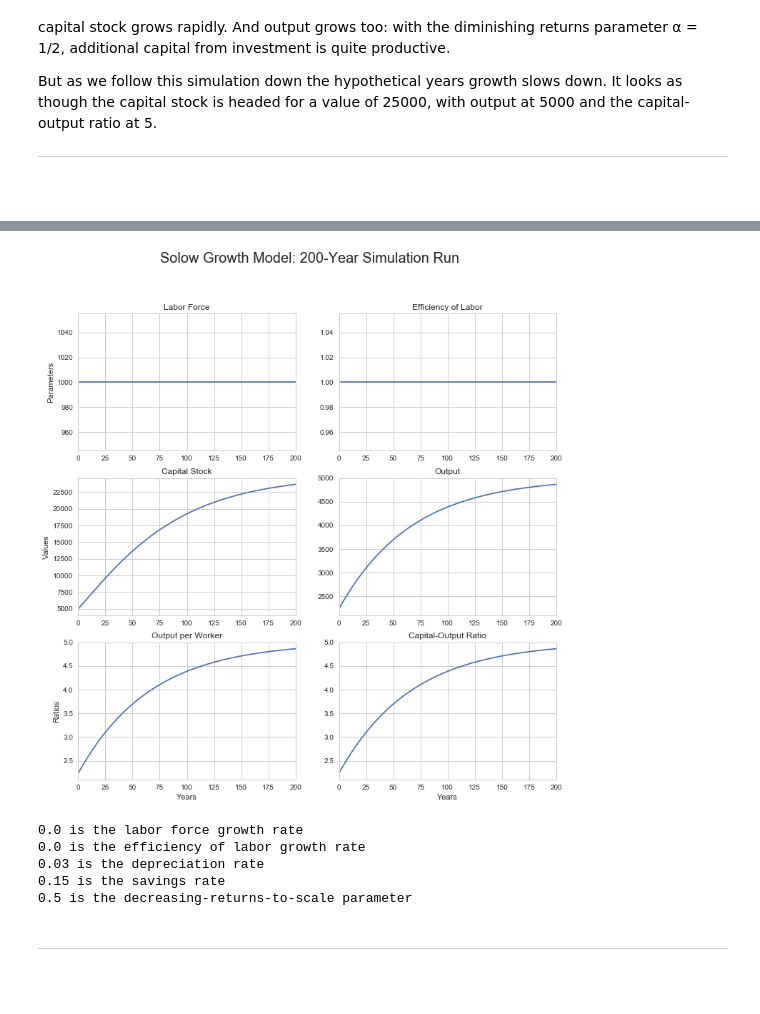
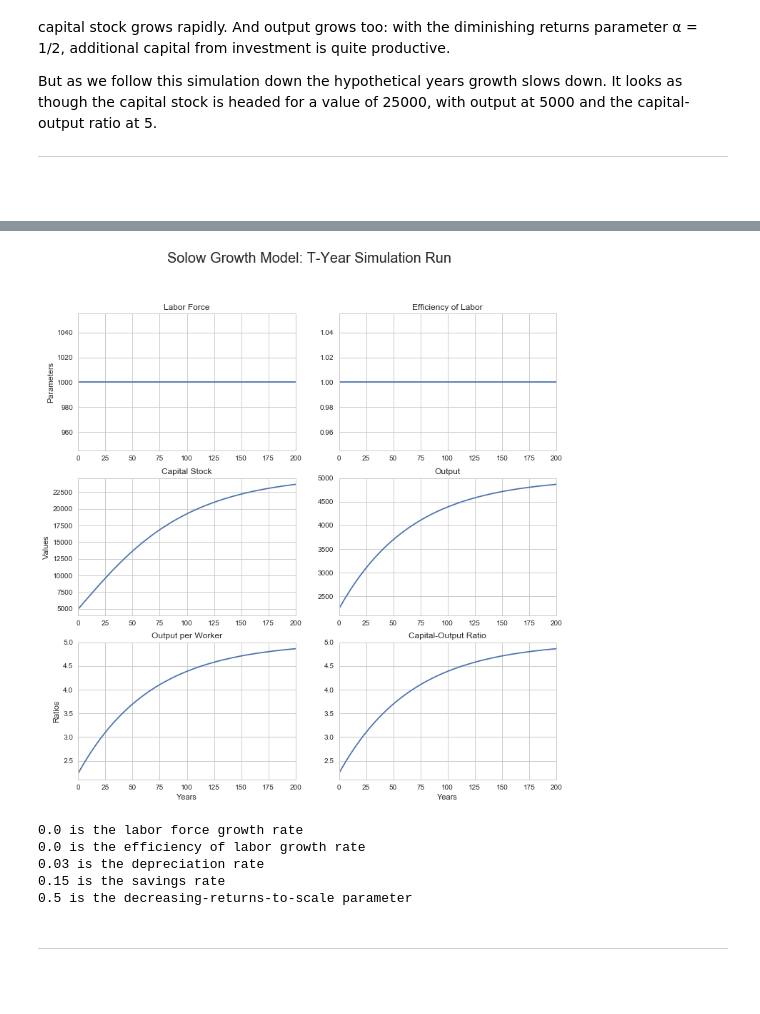
Before and after one commit to braddelong/S2018-Econ-101b-UCB, a Jupyter notebook: 2018-01-28+DeLong+and+Olney+Macroeconomics+3rd+Edition+ch+4.ipynb, the cells around one changed output, grey strips where cells are left out. Drawn from its saved outputs; the diff is of its cells as text; code cells hidden in the pictures.

```diff
--- a/2018-01-28+DeLong+and+Olney+Macroeconomics+3rd+Edition+ch+4.ipynb
+++ b/2018-01-28+DeLong+and+Olney+Macroeconomics+3rd+Edition+ch+4.ipynb
@@ -889,7 +891,9 @@ But as we follow this simulation down the hypothetical years growth slows down.
 # %%
 # initialize the dataframe...
 
-sg_df = pd.DataFrame(index=range(200),columns=['Labor',
+T = 200
+
+sg_df = pd.DataFrame(index=range(T),columns=['Labor',
     'Efficiency',
     'Capital',
     'Output',
@@ -907,6 +911,7 @@ delta = 0.03
 s = 0.15
 alpha = 0.5
 
+
 # initial conditions: labor force, efficiency-of-labor, and
 # capital stock: change these parameters here...
 
@@ -916,7 +921,7 @@ K0 = 5000
 
 # initialize the dataframe at time 0 by setting L, E, K...
 
-sg_df.Labor[0] = L0 = 1000
+sg_df.Labor[0] = L0
 sg_df.Efficiency[0] = E0
 sg_df.Capital[0] = K0
 
@@ -932,9 +937,9 @@ sg_df.Output_per_Worker[0] = sg_df.Output[0]/sg_df.Labor[0]
 sg_df.Capital_Output_Ratio[0] = sg_df.Capital[0]/sg_df.Output[0]
 
 # And now we loop the system forward, watching what it does
-# for 200 years...
+# for T years...
 
-for i in range(200):
+for i in range(T):
     sg_df.Labor[i+1] = sg_df.Labor[i] + sg_df.Labor[i] * n
     sg_df.Efficiency[i+1] = sg_df.Efficiency[i] + sg_df.Efficiency[i] * g
     sg_df.Capital[i+1] = sg_df.Capital[i] - sg_df.Capital[i] * delta + sg_df.Output[i] * s
@@ -952,35 +957,35 @@ sg_df.Labor.plot(ax = ax1, title = "Labor Force")
 plt.ylabel("Parameters")
 
 ax2 = plt.subplot(3,2,2)
 sg_df.Efficiency.plot(ax = ax2, title = "Efficiency of Labor")
 
 ax3 = plt.subplot(3,2,3)
 sg_df.Capital.plot(ax = ax3, title = "Capital Stock")
 plt.ylabel("Values")
 
 ax4 = plt.subplot(3,2,4)
 sg_df.Output.plot(ax = ax4, title = "Output")
 
 ax5 = plt.subplot(3,2,5)
 sg_df.Output_per_Worker.plot(ax = ax5, title = "Output per Worker")
 plt.xlabel("Years")
 plt.ylabel("Ratios")
 
 ax6 = plt.subplot(3,2,6)
 sg_df.Capital_Output_Ratio.plot(ax = ax6, title = "Capital-Output Ratio")
 plt.xlabel("Years")
 
-plt.suptitle('Solow Growth Model: 200-Year Simulation Run', size = 20)
+plt.suptitle('Solow Growth Model: T-Year Simulation Run', size = 20)
 
 plt.show()
 
 print(n, "is the labor force growth rate")
 print(g, "is the efficiency of labor growth rate")
 print(delta, "is the depreciation rate")
 print(s, "is the savings rate")
 print(alpha, "is the decreasing-returns-to-scale parameter")
 # %% [output]
-[figure, old version]
+[figure, new version]
 0.0 is the labor force growth rate
 0.0 is the efficiency of labor growth rate
 0.03 is the depreciation rate
```
Also changed, not shown: parts of 11 cells of this notebook, 1 other file.
